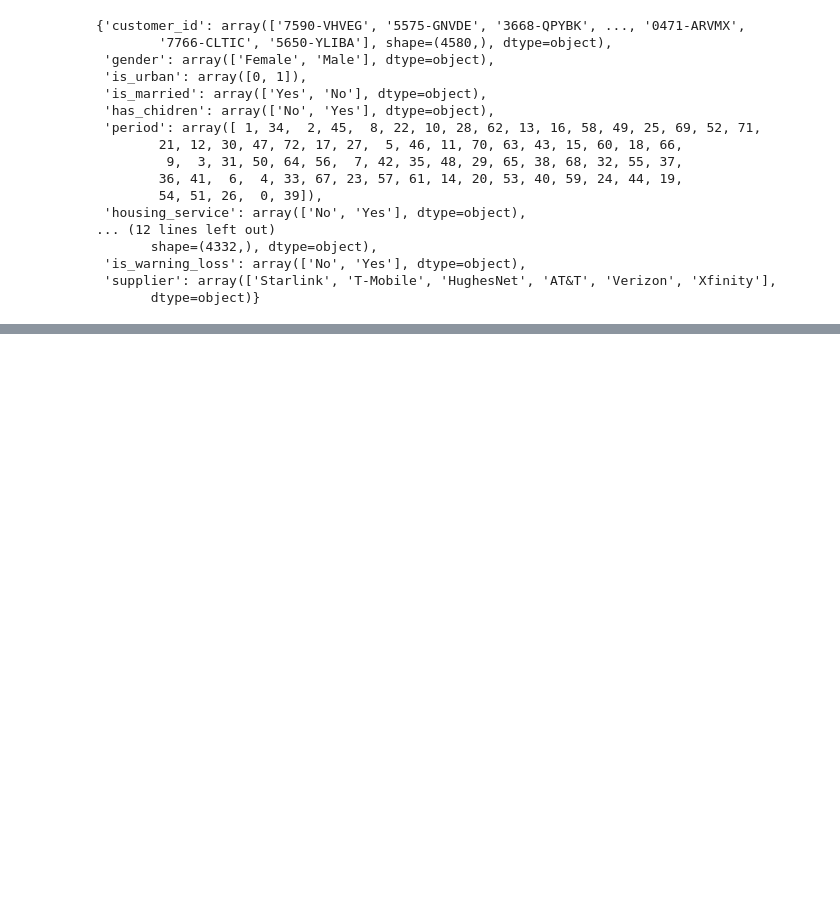
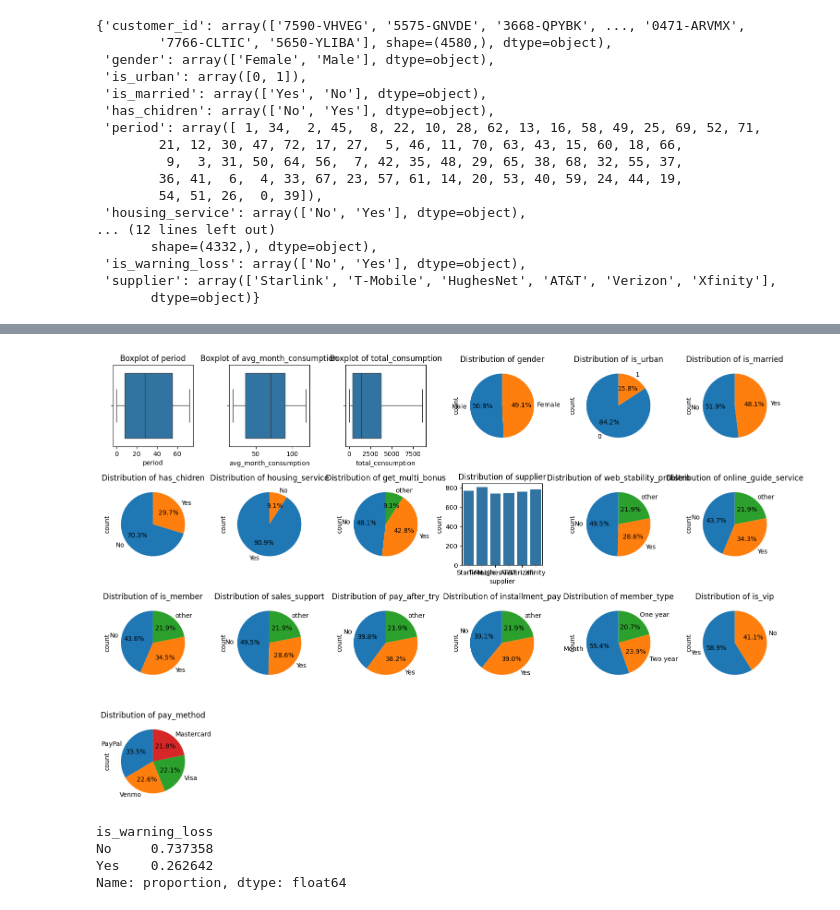
Before and after one commit to tianzq13184/ecommerce-churn-analysis, a Jupyter notebook: notebooks/eda.ipynb, the cells around one changed output, grey strips where cells are left out. Drawn from its saved outputs; the diff is of its cells as text; code cells hidden in the pictures; blank space fills up the shorter version.

```diff
--- a/notebooks/eda.ipynb
+++ b/notebooks/eda.ipynb
@@ -91,0 +197,2 @@ target = 'is_warning_loss'
+# %%
+df['total_consumption']=df['total_consumption'].astype(float)
@@ -91,0 +225,2 @@ target = 'is_warning_loss'
+# %%
+df['total_consumption'].fillna(df['total_consumption'].mean(), inplace=True)
@@ -91,0 +238,2 @@ target = 'is_warning_loss'
+# %%
+df['is_warning_loss']=df['is_warning_loss'].astype(str)
@@ -91,0 +279,2 @@ target = 'is_warning_loss'
+# %%
+df_c=df.copy()
@@ -91,0 +291,47 @@ target = 'is_warning_loss'
+# %%
+import pandas as pd
+import seaborn as sns
+import math
+import matplotlib.pyplot as plt
+# 设置图形大小
+num_rows = 4
+num_cols = math.ceil(len(df_c.columns) / num_rows)
+plt.figure(figsize=(15, 10))
+
+# 绘制连续型字段的箱型图
+numeric_columns = df_c.select_dtypes(include='number').columns
+numeric_columns = ['period','avg_month_consumption', 'total_consumption']
+for i, column in enumerate(numeric_columns):
+    plt.subplot(num_rows, num_cols, i + 1)
+    sns.boxplot(x=column, data=df_c)
+    plt.title(f'Boxplot of {column}')
+
+# 绘制离散型字段的柱形图或饼图
+
+categorical_columns = df_c.select_dtypes(include='object').columns
+categorical_columns = ['gender', 'is_urban', 'is_married', 'has_chidren',
+                'housing_service', 'get_multi_bonus', 'supplier', 'web_stability_problem', 'online_guide_service',
+                'is_member', 'sales_support', 'pay_after_try', 'installment_pay', 'member_type', 'is_vip',
+                'pay_method']
+for i, column in enumerate(categorical_columns):
+    plt.subplot(num_rows, num_cols, i + 1 + len(numeric_columns))
+    if df_c[column].nunique() > 5: #如果类别数大于5，绘制柱形图
+        sns.countplot(x=column, data=df_c)
+    else:
+        df_c[column].value_counts().plot.pie(autopct='%1.1f%%', startangle=90)
+    plt.title(f'Distribution of {column}')
+
+# 调整子图布局
+plt.tight_layout()
+
+# 显示图形
+plt.show()
+# %% [output]
+[figure, added]
+# %%
+df_c[target].value_counts(normalize=True)  # 说明存在样本分布不均衡问题
+# %% [output]
+is_warning_loss
+No     0.737358
+Yes    0.262642
+Name: proportion, dtype: float64
```
Also changed, not shown: parts of 33 cells of this notebook, 1 other file.
